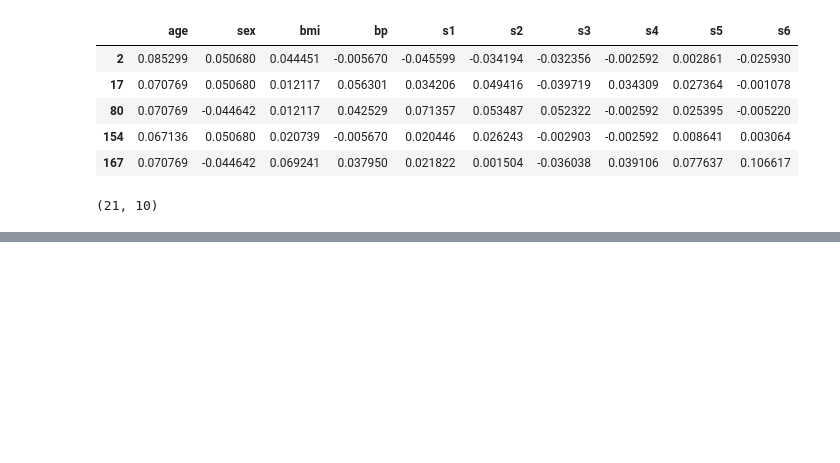
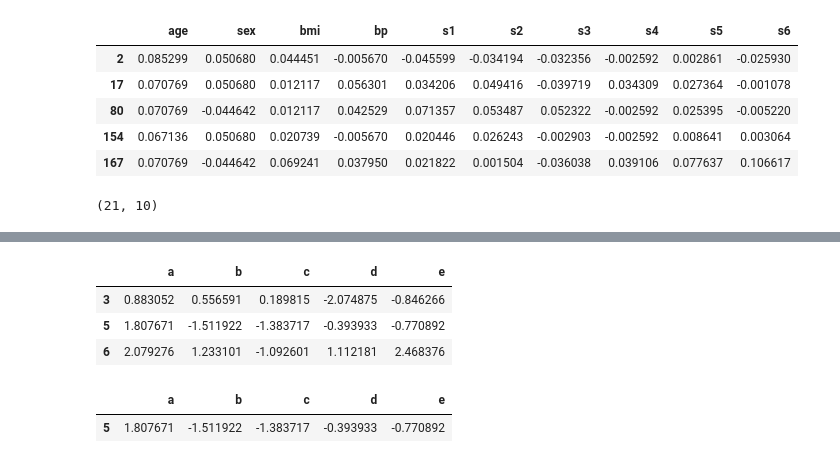
Before and after one commit to ayushi-006/Hands_on_Pandas-, a Jupyter notebook: PANDAS.ipynb, the cells around one changed output, grey strips where cells are left out. Saved outputs shown, nothing was run; the diff lists cells and outputs as text; code cells hidden in the pictures; blank space fills up the shorter version.

```diff
--- a/PANDAS.ipynb
+++ b/PANDAS.ipynb
@@ -351,0 +448,7 @@ sex_bmi.shape
+# %%
+df.loc[selector]
+# %% [output]
+|  | a | b | c | d | e |
+| 3 | 0.883052 | 0.556591 | 0.189815 | -2.074875 | -0.846266 |
+| 5 | 1.807671 | -1.511922 | -1.383717 | -0.393933 | -0.770892 |
+| 6 | 2.079276 | 1.233101 | -1.092601 | 1.112181 | 2.468376 |
@@ -351,0 +457,5 @@ sex_bmi.shape
+# %%
+df.loc[selector]
+# %% [output]
+|  | a | b | c | d | e |
+| 5 | 1.807671 | -1.511922 | -1.383717 | -0.393933 | -0.770892 |
```
Also changed, not shown: parts of 15 cells of this notebook.
